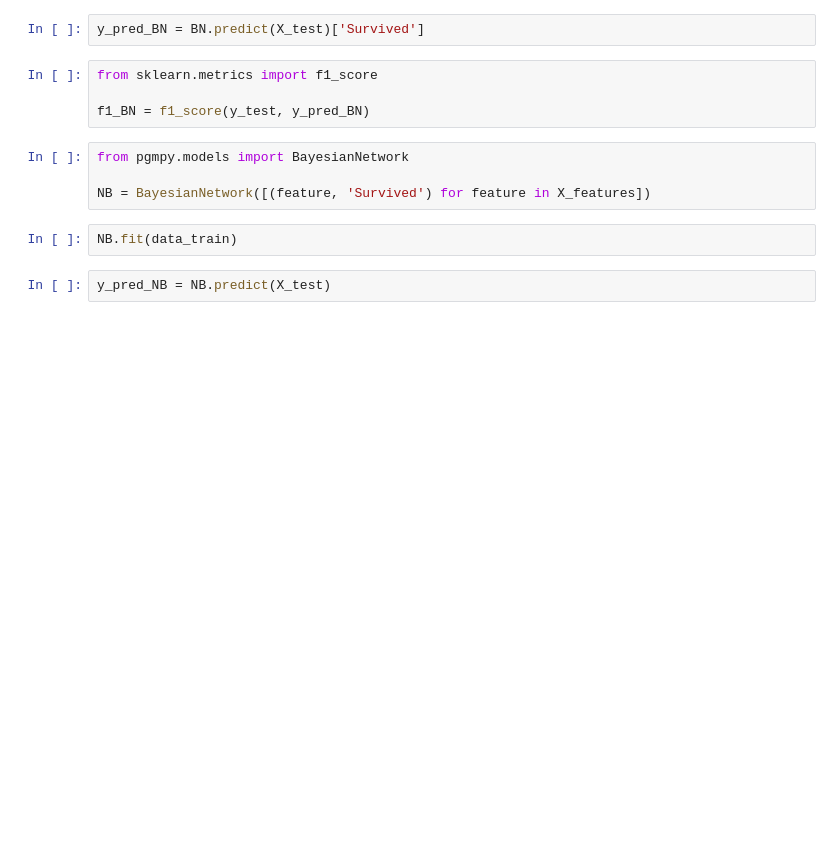
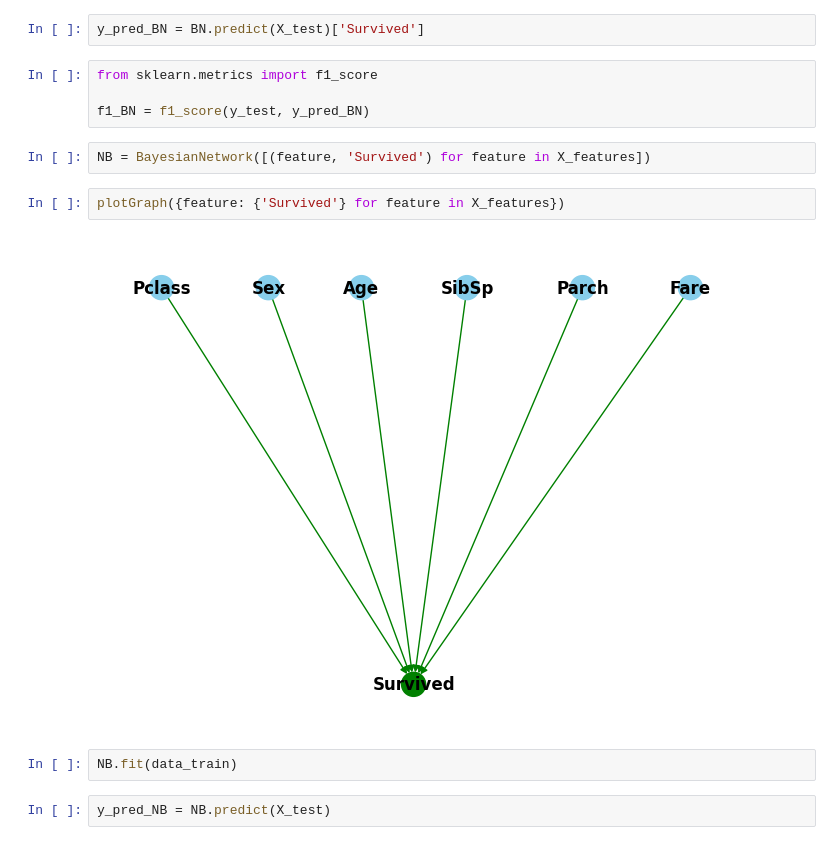
Before and after one commit to JoaquinMateosBarroso/Causal-Inference, a Jupyter notebook: PracticalStudy/main.ipynb, the cells around one changed output. Cells and saved outputs as stored; diff of their text form; blank space fills up the shorter version.

```diff
--- a/PracticalStudy/main.ipynb
+++ b/PracticalStudy/main.ipynb
@@ -111,9 +110,11 @@ from sklearn.metrics import f1_score
 
 f1_BN = f1_score(y_test, y_pred_BN)
 # %%
-from pgmpy.models import BayesianNetwork
-
 NB = BayesianNetwork([(feature, 'Survived') for feature in X_features])
+# %%
+plotGraph({feature: {'Survived'} for feature in X_features})
+# %% [output]
+[figure, added]
 # %%
 NB.fit(data_train)
 # %%
```
Also changed, not shown: parts of 9 cells of this notebook, 8 other files.
